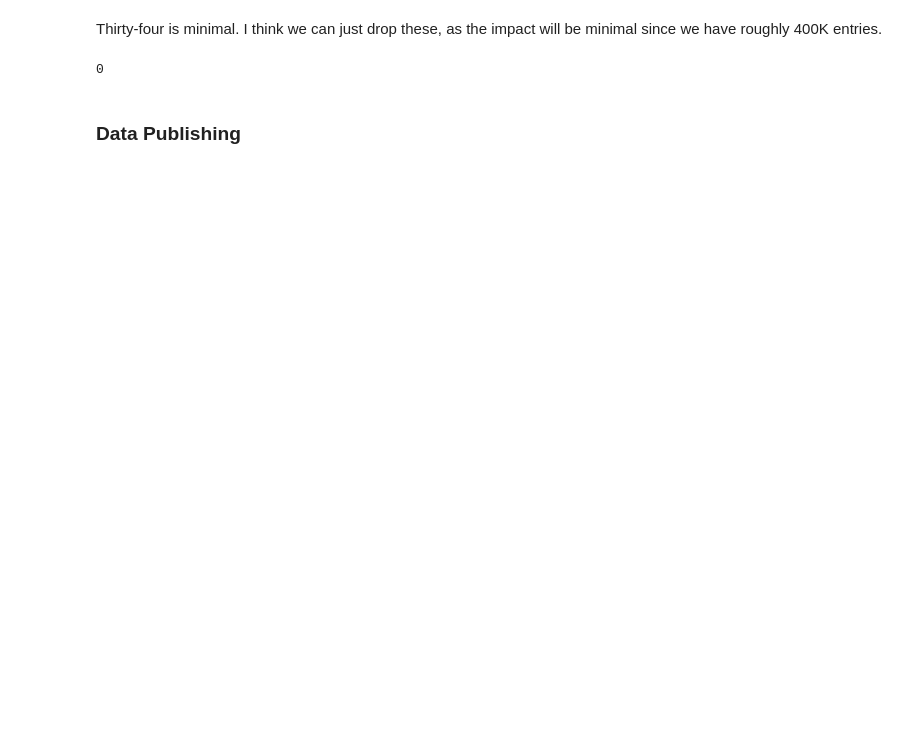
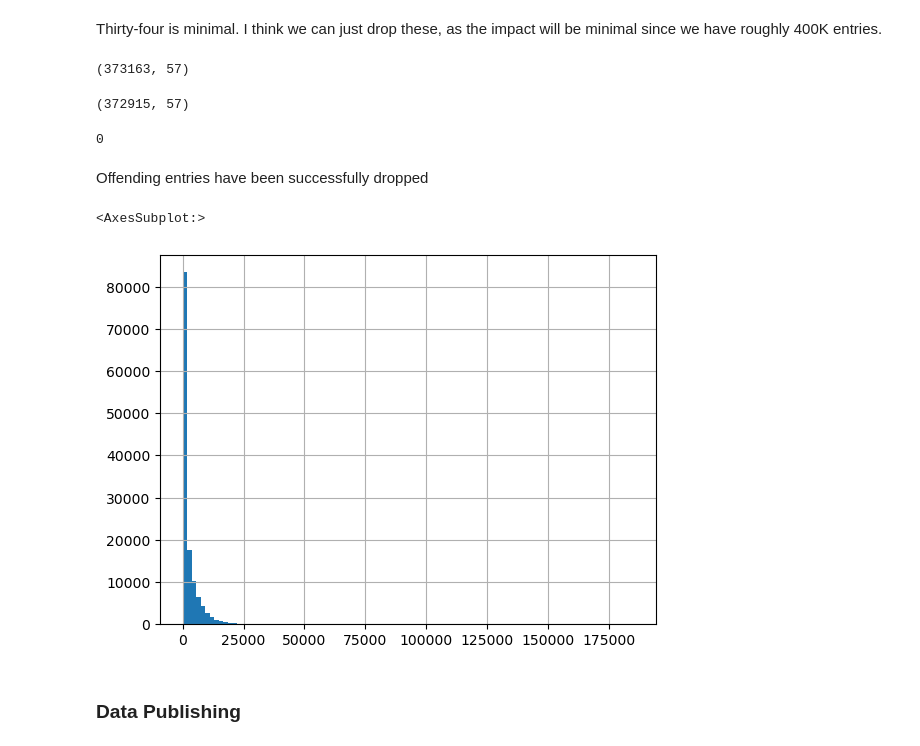
Before and after one commit to gregmckenzie88/Springboard-Capstone-2, a Jupyter notebook: notebooks/data-wrangling.ipynb, the cells around one changed output. Saved outputs shown, nothing was run; the diff lists cells and outputs as text; code cells hidden in the pictures; blank space fills up the shorter version.

```diff
--- a/notebooks/data-wrangling.ipynb
+++ b/notebooks/data-wrangling.ipynb
@@ -261,3 +269,7 @@ max_hours = (df.saleYear.max() - threshold) * 365 * 24
+# %%
+hours_per_day = 8
+days_per_year = 5 * 52
+max_hours = (df.saleYear.max() - threshold) * days_per_year * hours_per_day
 # %%
 df[df['MachineHoursCurrentMeter'] > max_hours].shape[0]
 # %% [output]
@@ -265,11 +277,26 @@ df[df['MachineHoursCurrentMeter'] > max_hours].shape[0]
 # %% [markdown]
 Thirty-four is minimal.  I think we can just drop these, as the impact will be minimal since we have roughly 400K entries.
+# %%
+df.shape
+# %% [output]
+(373163, 57)
 # %%
-df = df[df['MachineHoursCurrentMeter'] < max_hours]
+df = df.drop(df[df['MachineHoursCurrentMeter'] > max_hours].index)
+# %%
+df.shape
+# %% [output]
+(372915, 57)
 # %%
 df[df['MachineHoursCurrentMeter'] > max_hours].shape[0]
 # %% [output]
 0
+# %% [markdown]
+Offending entries have been successfully dropped
+# %%
+df.MachineHoursCurrentMeter.hist(bins=100)
+# %% [output]
+<AxesSubplot:>
+[figure, added]
 # %% [markdown]
 ### Data Publishing
 # %%
```
Also changed, not shown: parts of 5 cells of this notebook, 3 other files.
